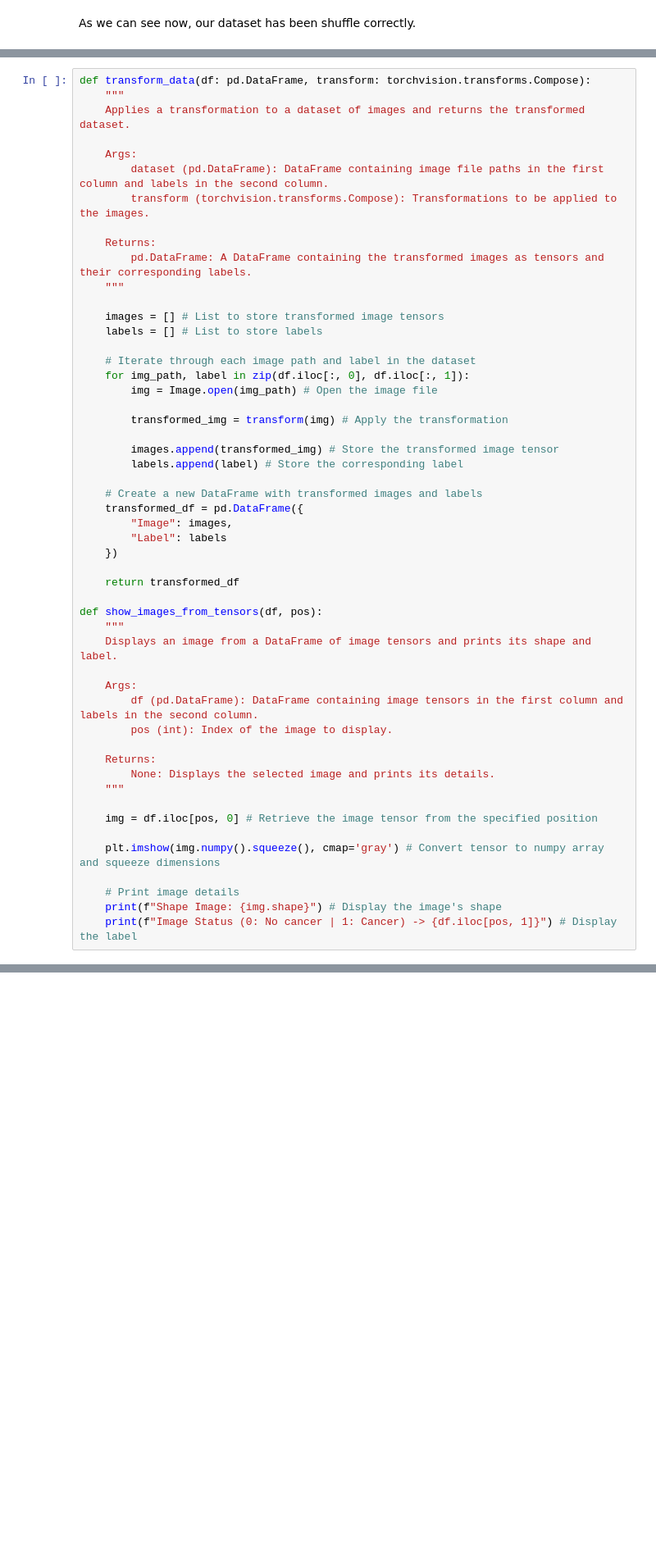
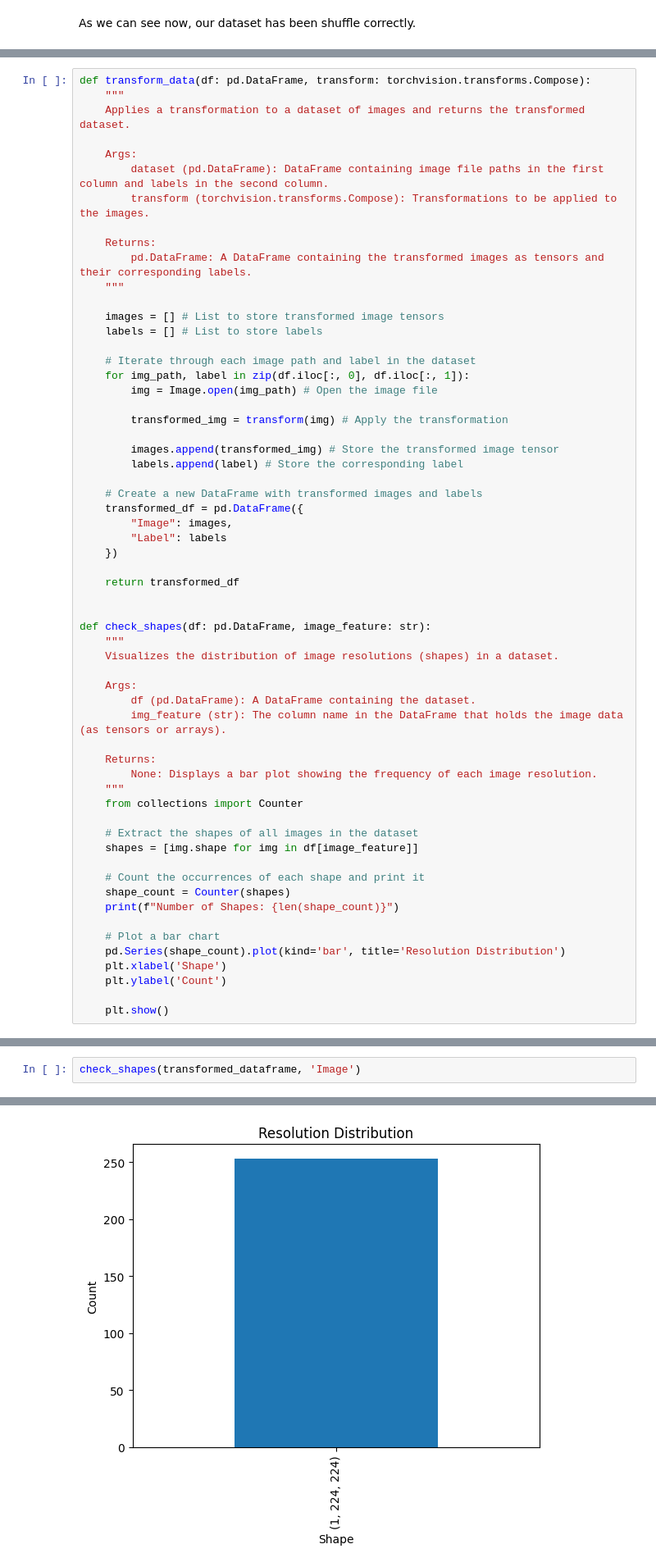
Before and after one commit to LCDA-UCP/dl_with_pytorch, a Jupyter notebook: Brain Tumor Detection/Brain_Tumor_Detection_code/brainTumorDetection.ipynb, the cells around one changed output, grey strips where cells are left out. Shown at 82% size. Drawn from its saved outputs; the diff is of its cells as text; blank space fills up the shorter version.

```diff
--- a/Brain Tumor Detection/Brain_Tumor_Detection_code/brainTumorDetection.ipynb
+++ b/Brain Tumor Detection/Brain_Tumor_Detection_code/brainTumorDetection.ipynb
@@ -187,25 +244,33 @@ def transform_data(df: pd.DataFrame, transform: torchvision.transforms.Compose):
 
     return transformed_df
 
-def show_images_from_tensors(df, pos):
+
+def check_shapes(df: pd.DataFrame, image_feature: str):
     """
-    Displays an image from a DataFrame of image tensors and prints its shape and label.
+    Visualizes the distribution of image resolutions (shapes) in a dataset.
 
     Args:
-        df (pd.DataFrame): DataFrame containing image tensors in the first column and labels in the second column.
-        pos (int): Index of the image to display.
+        df (pd.DataFrame): A DataFrame containing the dataset.
+        img_feature (str): The column name in the DataFrame that holds the image data (as tensors or arrays).
 
     Returns:
-        None: Displays the selected image and prints its details.
+        None: Displays a bar plot showing the frequency of each image resolution.
     """
+    from collections import Counter
 
-    img = df.iloc[pos, 0] # Retrieve the image tensor from the specified position
+    # Extract the shapes of all images in the dataset
+    shapes = [img.shape for img in df[image_feature]]
 
-    plt.imshow(img.numpy().squeeze(), cmap='gray') # Convert tensor to numpy array and squeeze dimensions
+    # Count the occurrences of each shape and print it
+    shape_count = Counter(shapes)
+    print(f"Number of Shapes: {len(shape_count)}")
 
-    # Print image details
-    print(f"Shape Image: {img.shape}") # Display the image's shape
-    print(f"Image Status (0: No cancer | 1: Cancer) -> {df.iloc[pos, 1]}") # Display the label
+    # Plot a bar chart
+    pd.Series(shape_count).plot(kind='bar', title='Resolution Distribution')
+    plt.xlabel('Shape')
+    plt.ylabel('Count')
+
+    plt.show()
 # %%
 transform = v2.Compose([
         v2.Grayscale(num_output_channels=1),
@@ -225,0 +285,3 @@ Image Status (0: No cancer | 1: Cancer) -> 1
+# %%
+check_shapes(transformed_dataframe, 'Image')
+# %% [output]
@@ -226 +289,2 @@ Image Status (0: No cancer | 1: Cancer) -> 1
+[figure, added]
 # %% [markdown]
```
Also changed, not shown: parts of 25 cells of this notebook.
